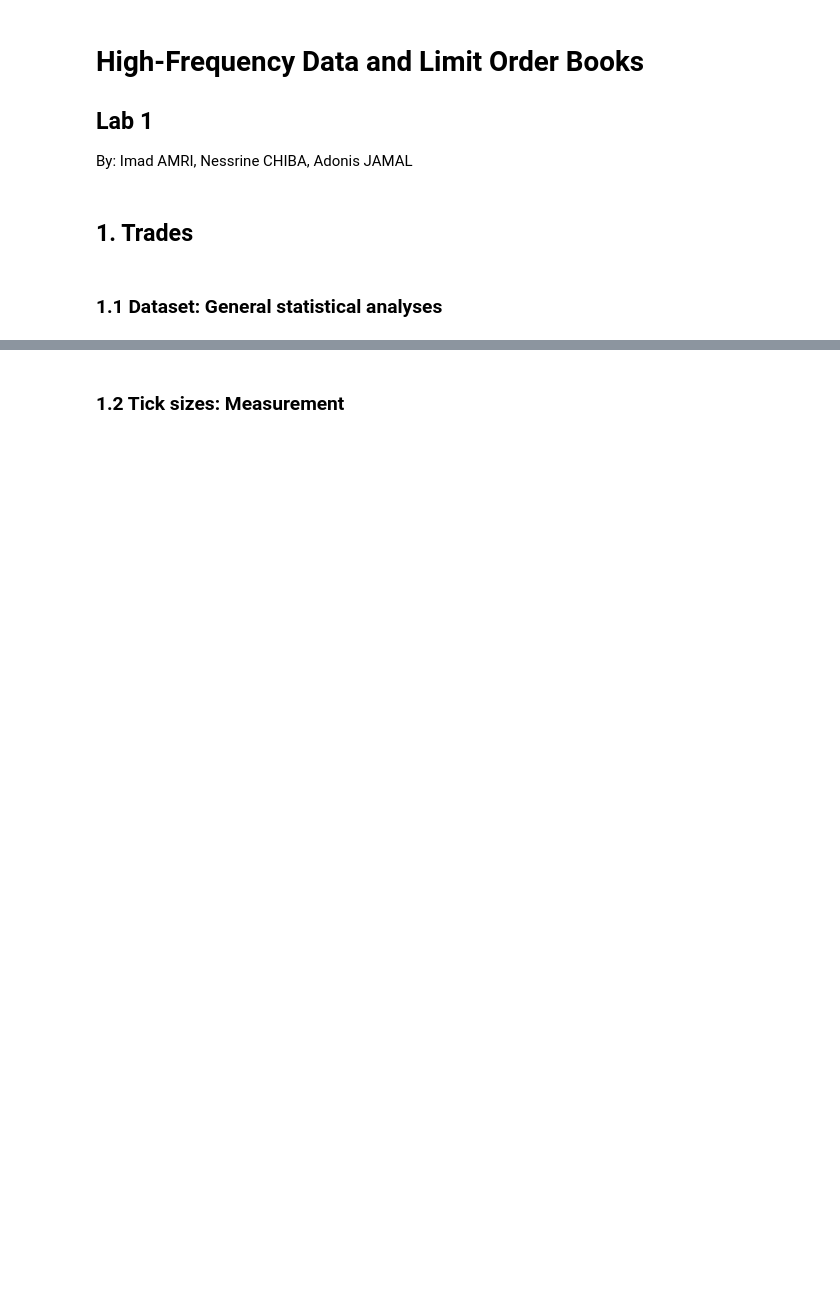
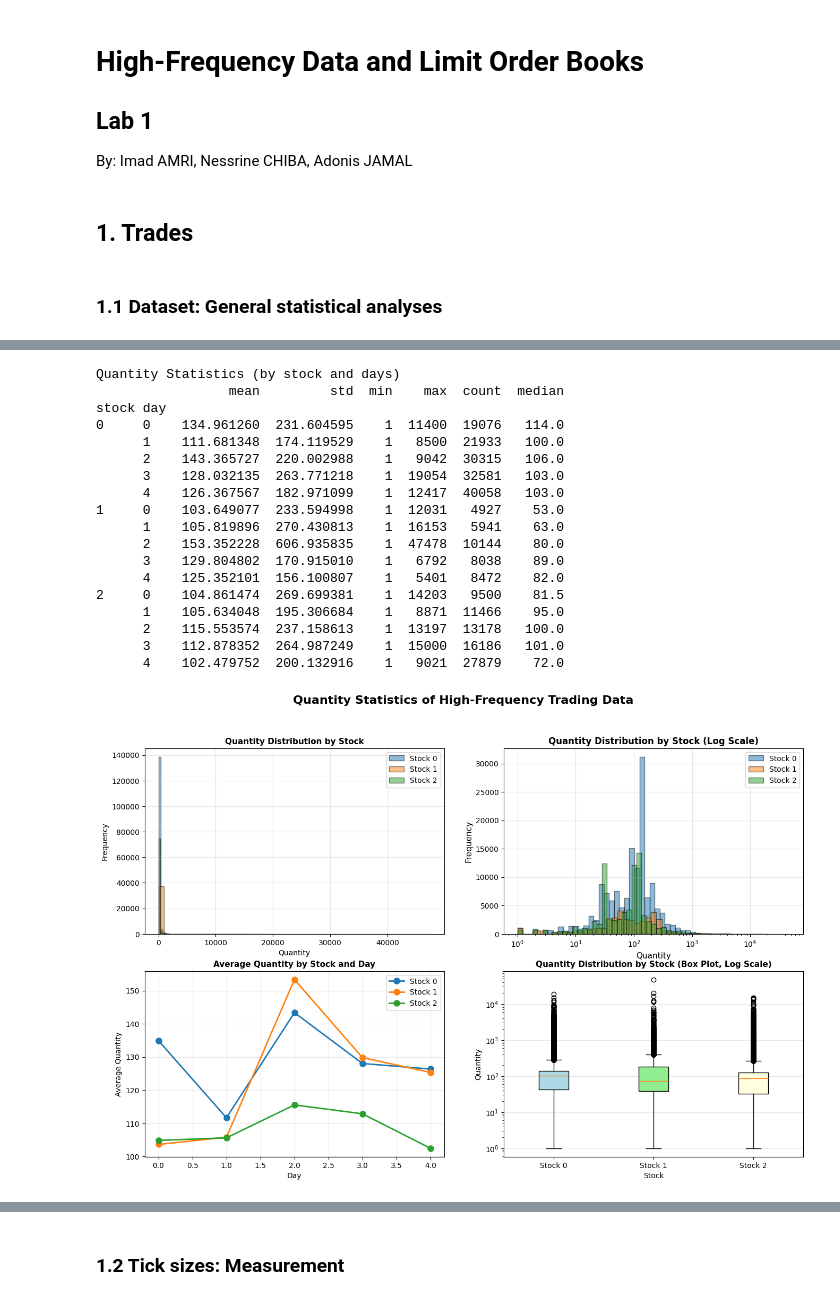
Before and after one commit to adonis107/MDS-HFD, a Jupyter notebook: DHF-LAB1-AMRI-CHIBA-JAMAL.ipynb, the cells around one changed output, grey strips where cells are left out. Saved outputs shown, nothing was run; the diff lists cells and outputs as text; code cells hidden in the pictures; blank space fills up the shorter version.

```diff
--- a/DHF-LAB1-AMRI-CHIBA-JAMAL.ipynb
+++ b/DHF-LAB1-AMRI-CHIBA-JAMAL.ipynb
@@ -9,0 +171,80 @@ By: Imad AMRI, Nessrine CHIBA, Adonis JAMAL
+# %%
+# Quantity statistics
+print("Quantity Statistics (by stock and days)")
+qty_stats = df.groupby(['stock', 'day'])['qty'].agg(['mean', 'std', 'min', 'max', 'count', 'median'])
+print(qty_stats)
+
+
+fig, axes = plt.subplots(2, 2, figsize=(16, 10))
+fig.suptitle('Quantity Statistics of High-Frequency Trading Data', fontsize=16, fontweight='bold')
+
+# Quantity distribution
+ax = axes[0, 0]
+for stock in df['stock'].unique():
+    stock_data = df[df['stock'] == stock]['qty']
+    ax.hist(stock_data, bins=50, alpha=0.5, label=f'Stock {stock}', edgecolor='black')
+ax.set_xlabel('Quantity', fontsize=10)
+ax.set_ylabel('Frequency', fontsize=10)
+ax.set_title('Quantity Distribution by Stock', fontsize=11, fontweight='bold')
+ax.legend()
+ax.grid(True, alpha=0.3)
+
+# Log Scale Quantity distribution
+ax = axes[0, 1]
+for stock in df['stock'].unique():
+    stock_data = df[df['stock'] == stock]['qty']
+    logbins = np.logspace(0, np.log10(stock_data.max()), 50)
+    ax.hist(stock_data, bins=logbins, alpha=0.5, label=f'Stock {stock}', edgecolor='black')
+ax.set_xlabel('Quantity', fontsize=11)
+ax.set_xscale('log')
+ax.set_ylabel('Frequency', fontsize=11)
+ax.set_title('Quantity Distribution by Stock (Log Scale)', fontsize=12, fontweight='bold')
+ax.grid(True, alpha=0.3)
+ax.legend()
+
+# Average Quantity by stock and day
+ax = axes[1, 0]
+for stock in df['stock'].unique():
+    stock_data = df[df['stock'] == stock].groupby('day')['qty'].mean()
+    ax.plot(stock_data.index, stock_data.values, marker='o', linewidth=2,
+            markersize=8, label=f'Stock {stock}')
+ax.set_xlabel('Day', fontsize=10)
+ax.set_ylabel('Average Quantity', fontsize=10)
+ax.set_title('Average Quantity by Stock and Day', fontsize=11, fontweight='bold')
+ax.legend()
+ax.grid(True, alpha=0.3)
+
+# Quantity Box Plot
+ax = axes[1, 1]
+box_data = [df[df['stock'] == stock]['qty'].values for stock in sorted(df['stock'].unique())]
+bp = ax.boxplot(box_data, tick_labels=[f'Stock {i}' for i in sorted(df['stock'].unique())],
+                patch_artist=True)
+for patch, color in zip(bp['boxes'], ['lightblue', 'lightgreen', 'lightyellow']):
+    patch.set_facecolor(color)
+ax.set_xlabel('Stock', fontsize=10)
+ax.set_ylabel('Quantity', fontsize=10)
+ax.set_yscale('log')
+ax.set_title('Quantity Distribution by Stock (Box Plot, Log Scale)', fontsize=11, fontweight='bold')
+ax.grid(True, alpha=0.3, axis='y')
+
+plt.show()
+# %% [output]
+Quantity Statistics (by stock and days)
+                 mean         std  min    max  count  median
+stock day
+0     0    134.961260  231.604595    1  11400  19076   114.0
+      1    111.681348  174.119529    1   8500  21933   100.0
+      2    143.365727  220.002988    1   9042  30315   106.0
+      3    128.032135  263.771218    1  19054  32581   103.0
+      4    126.367567  182.971099    1  12417  40058   103.0
+1     0    103.649077  233.594998    1  12031   4927    53.0
+      1    105.819896  270.430813    1  16153   5941    63.0
+      2    153.352228  606.935835    1  47478  10144    80.0
+      3    129.804802  170.915010    1   6792   8038    89.0
+      4    125.352101  156.100807    1   5401   8472    82.0
+2     0    104.861474  269.699381    1  14203   9500    81.5
+      1    105.634048  195.306684    1   8871  11466    95.0
+      2    115.553574  237.158613    1  13197  13178   100.0
+      3    112.878352  264.987249    1  15000  16186   101.0
+      4    102.479752  200.132916    1   9021  27879    72.0
+[figure, added]
```
Also changed, not shown: parts of 22 cells of this notebook, 1 other file.
